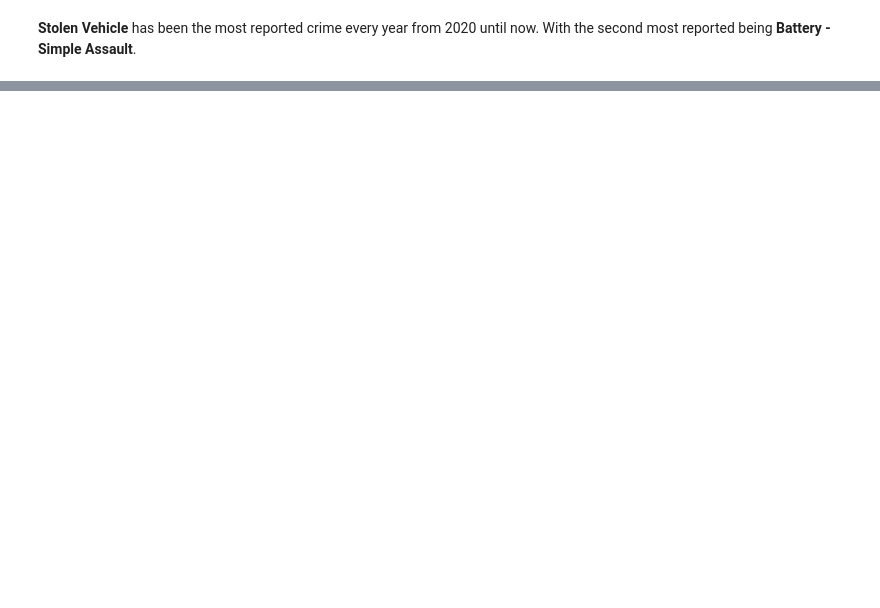
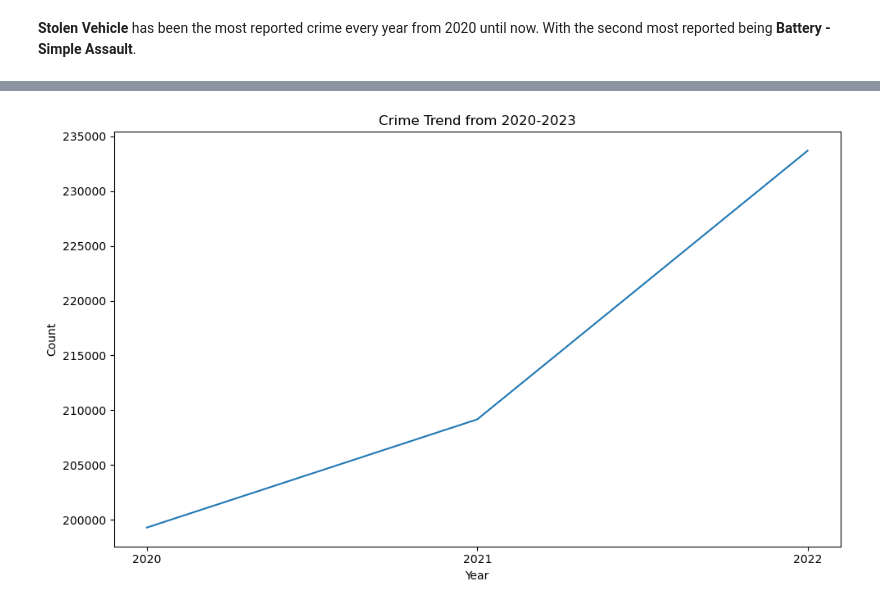
Before and after one commit to JamesAMoore/LA-Crime-Project, a Jupyter notebook: LA-Crime.ipynb, the cells around one changed output, grey strips where cells are left out. Saved outputs shown, nothing was run; the diff lists cells and outputs as text; code cells hidden in the pictures; blank space fills up the shorter version.

```diff
--- a/LA-Crime.ipynb
+++ b/LA-Crime.ipynb
@@ -312,0 +336,23 @@ __Stolen Vehicle__ has been the most reported crime every year from 2020 until n
+# %%
+# Filter out 2023 because year isn't completed, could misrepresent the trend
+filtered_df = df[df['year'] != 2023]
+
+# Extract the unique years and their counts
+yearly_counts = filtered_df['year'].value_counts().reset_index()
+yearly_counts.columns = ['Year', 'Count']
+
+# Sort the DataFrame by 'Year' to ensure the correct order on the x-axis
+yearly_counts = yearly_counts.sort_values(by='Year')
+
+plt.figure(figsize=(10, 6))
+sns.lineplot(data=yearly_counts, x='Year', y='Count')
+
+plt.xticks(yearly_counts['Year'].astype(int))
+plt.xlabel('Year')
+plt.ylabel('Count')
+plt.title('Crime Trend from 2020-2023')
+
+plt.tight_layout()
+plt.show()
+# %% [output]
+[figure, added]
```
Also changed, not shown: parts of 11 cells of this notebook.
